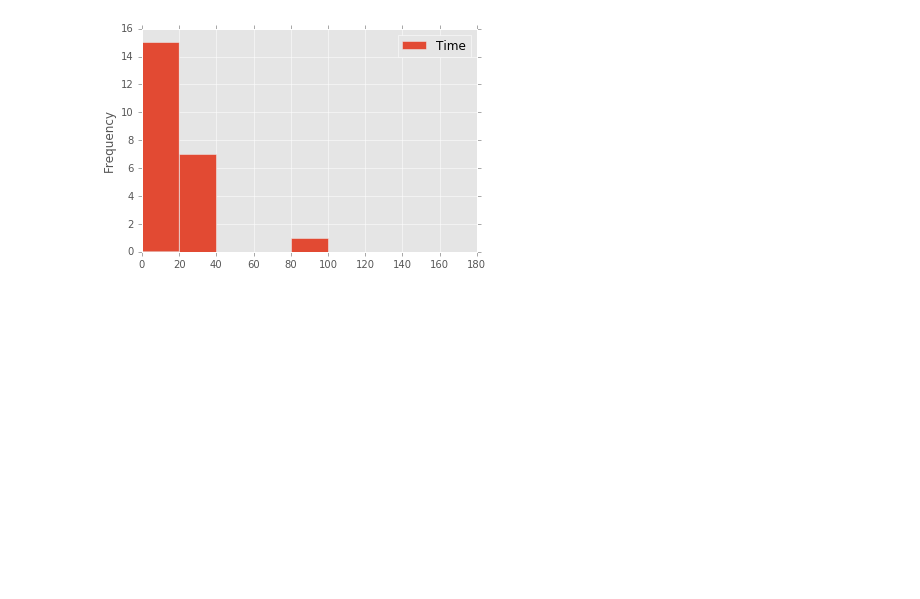
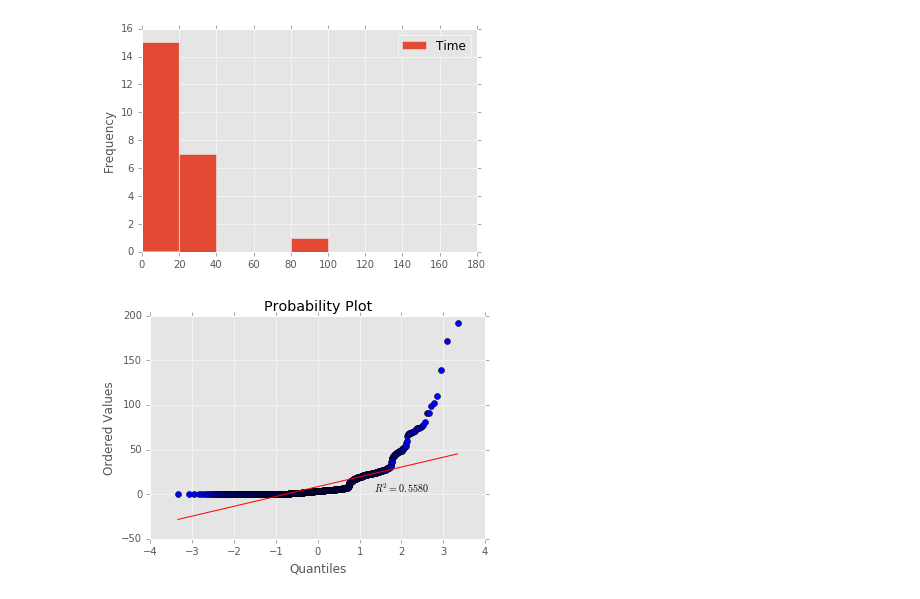
Before and after one commit to sushmit86/Mathematical_statistics, a Jupyter notebook: Chapter3.ipynb, the cells around one changed output. Drawn from its saved outputs; the diff is of its cells as text; code cells hidden in the pictures; blank space fills up the shorter version.

```diff
--- a/Chapter3.ipynb
+++ b/Chapter3.ipynb
@@ -155,3 +155,8 @@ df_verizon_data[df_verizon_data['Group'] == 'CLEC'].plot.hist(bins = bins)
 # %% [output]
 <matplotlib.axes._subplots.AxesSubplot at 0x...>
 [figure]
+# %%
+probplot( df_verizon_data[df_verizon_data['Group'] == 'ILEC']['Time'], dist= 'norm', plot=pylab)
+pylab.show()
+# %% [output]
+[figure, added]
```
Also changed, not shown: parts of 1 cell of this notebook, 1 other file.
